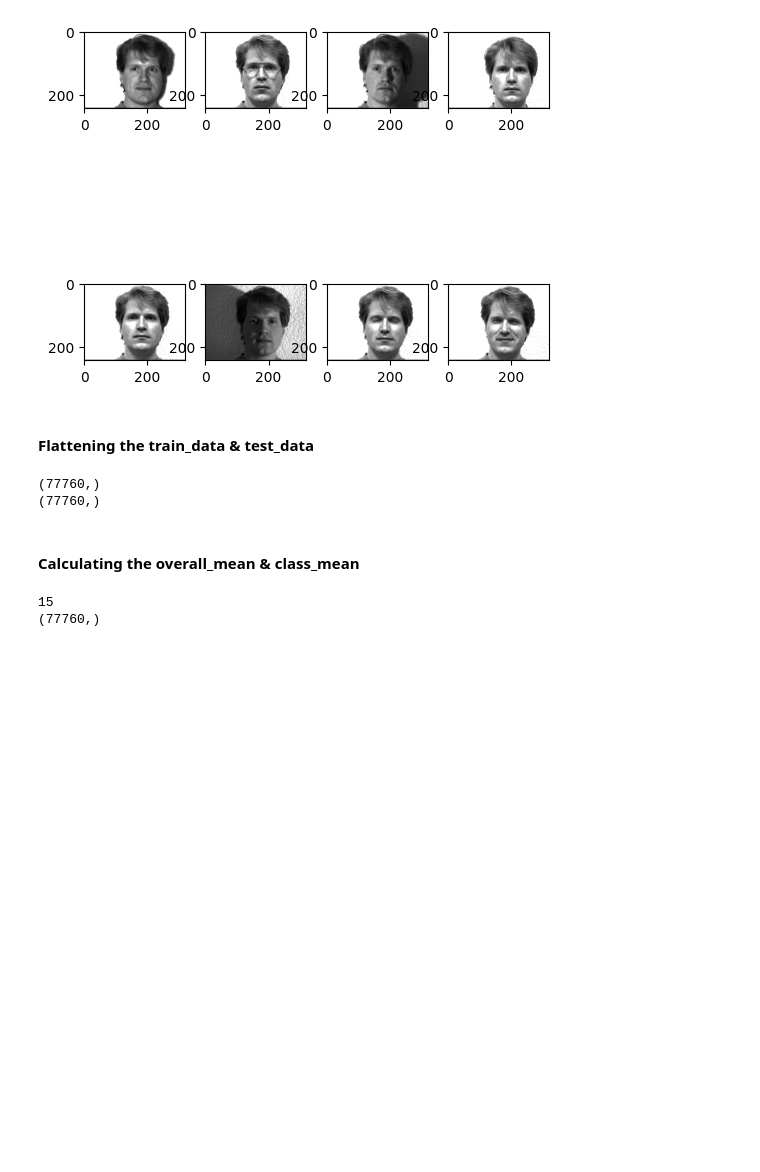
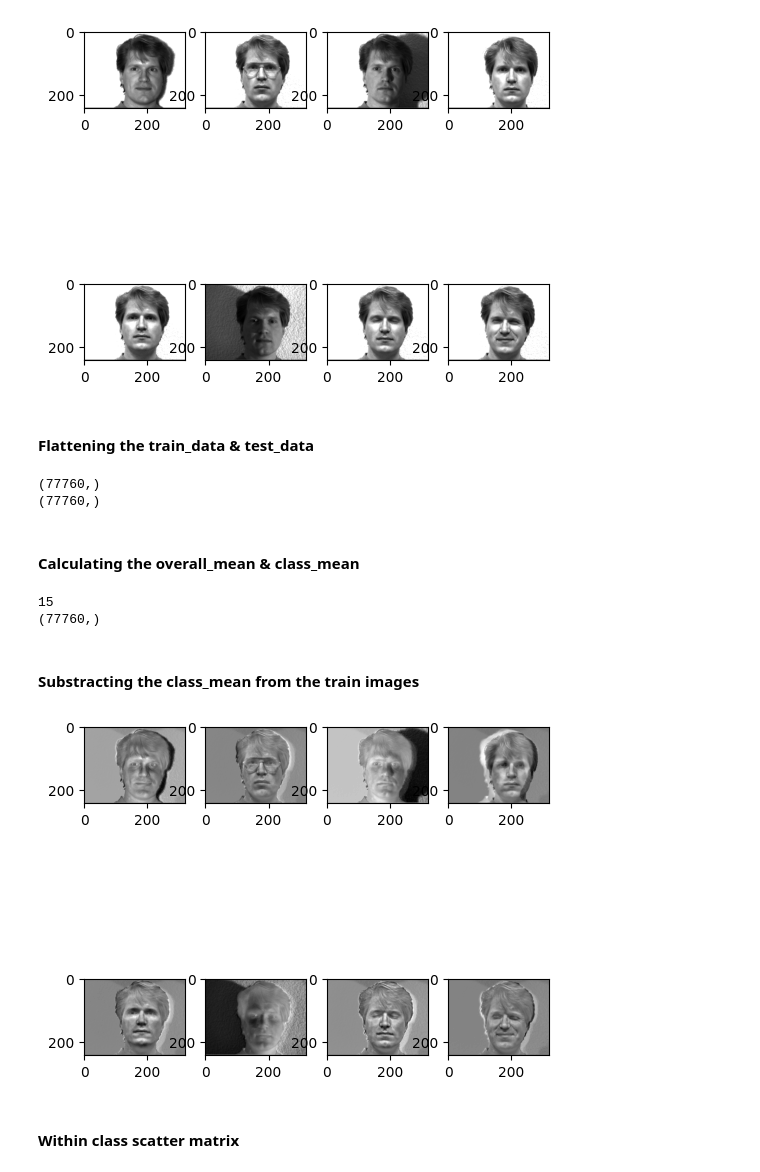
Before and after one commit to Isa1asN/face-recognition-eigen_faces-fisher_faces, a Jupyter notebook: FisherFaces.ipynb, the cells around one changed output. Cells and saved outputs as stored; diff of their text form; code cells hidden in the pictures; blank space fills up the shorter version.

```diff
--- a/FisherFaces.ipynb
+++ b/FisherFaces.ipynb
@@ -113,3 +113,20 @@ print(overall_mean.shape)
 # %% [output]
 15
 (77760,)
+# %% [markdown]
+#### Substracting the class_mean from the train images
+# %%
+train_data_centered = {k: [img - class_mean[k] for img in v] for k, v in train_data.items()}
+# %%
+num_images = len(train_data_centered['subject01'])
+num_rows = 2
+num_cols = 4
+fig, axes = plt.subplots(num_rows, num_cols, figsize=(6, 6))
+for i, ax in enumerate(axes.flat):
+    if i < num_images:
+        ax.imshow(train_data_centered['subject01'][i].reshape((243, 320)), cmap='gray')
+plt.show()
+# %% [output]
+[figure, added]
+# %% [markdown]
+#### Within class scatter matrix
```
